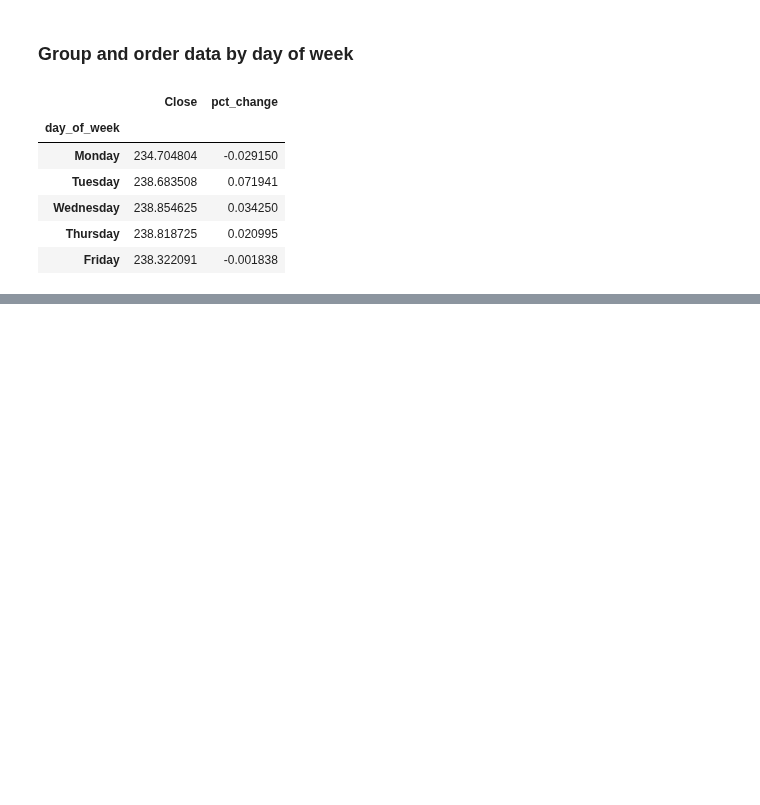
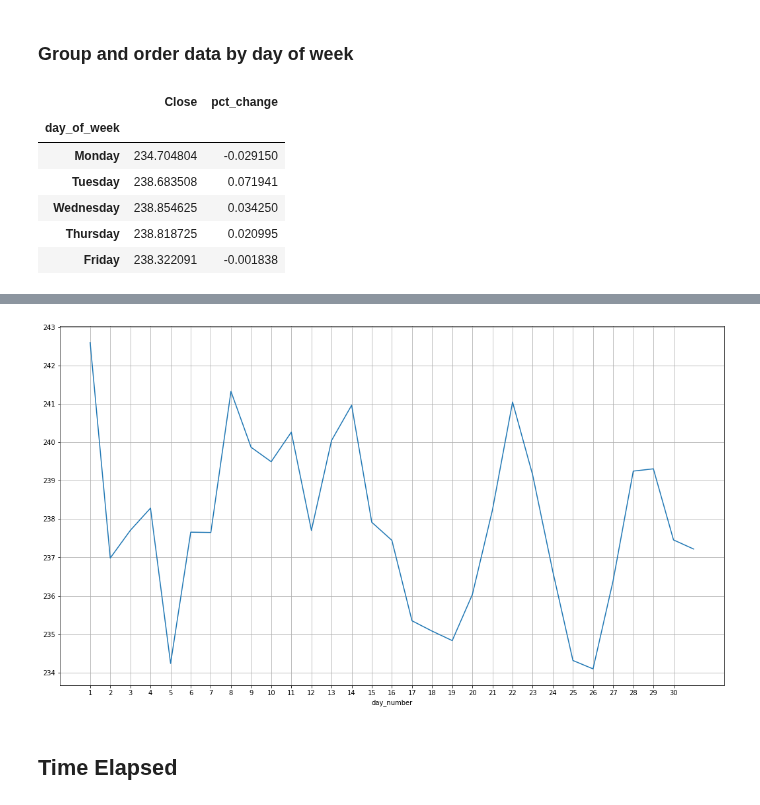
Before and after one commit to eshraongithub/global_sustainable_equity_fund_etl_and_time_series_forecasting, a Jupyter notebook: gesf_descriptive_analysis.ipynb, the cells around one changed output, grey strips where cells are left out. Drawn from its saved outputs; the diff is of its cells as text; code cells hidden in the pictures; blank space fills up the shorter version.

```diff
--- a/gesf_descriptive_analysis.ipynb
+++ b/gesf_descriptive_analysis.ipynb
@@ -49,0 +106,17 @@ ax = week_day['Close'].plot.bar(rot=0)
+# %%
+min_day_number = int(day_number['Close'].min())
+max_day_number = int(day_number['Close'].max())
+
+ax_day_number = day_number['Close'].plot.line(rot=0, figsize=(18,10))
+plt.xticks(range(1,31))
+plt.yticks(range(min_day_number,max_day_number+2))
+
+ax_day_number.grid('on', which='minor', axis='y')
+ax_day_number.grid('off', which='major', axis='y')
+
+ax_day_number.grid('on', which='minor', axis='x')
+ax_day_number.grid('off', which='major', axis='x')
+# %% [output]
+[figure, added]
+# %% [markdown]
+## Time Elapsed
```
Also changed, not shown: parts of 10 cells of this notebook, 2 other files.
